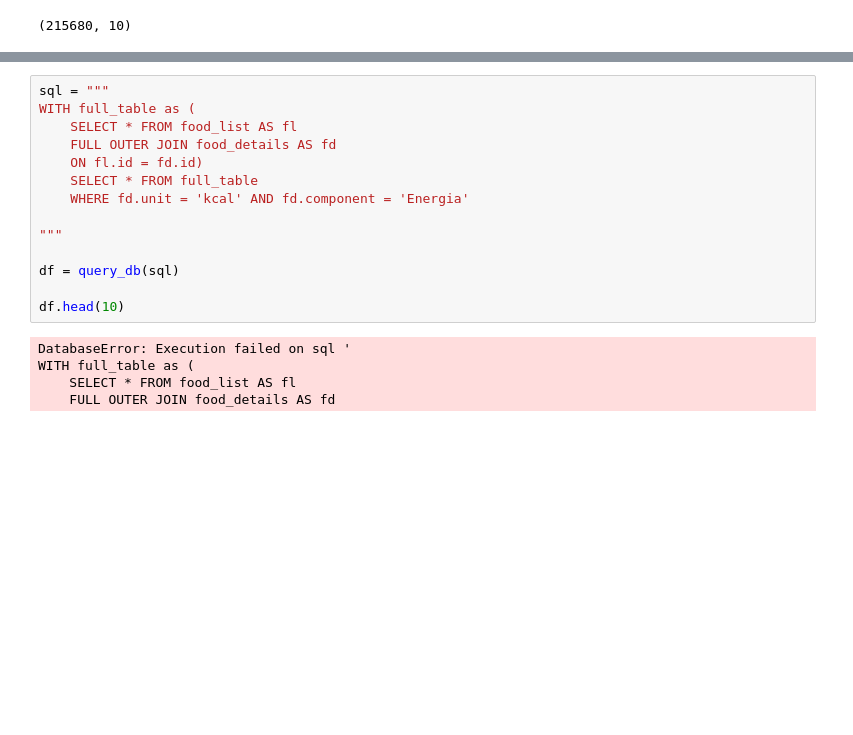
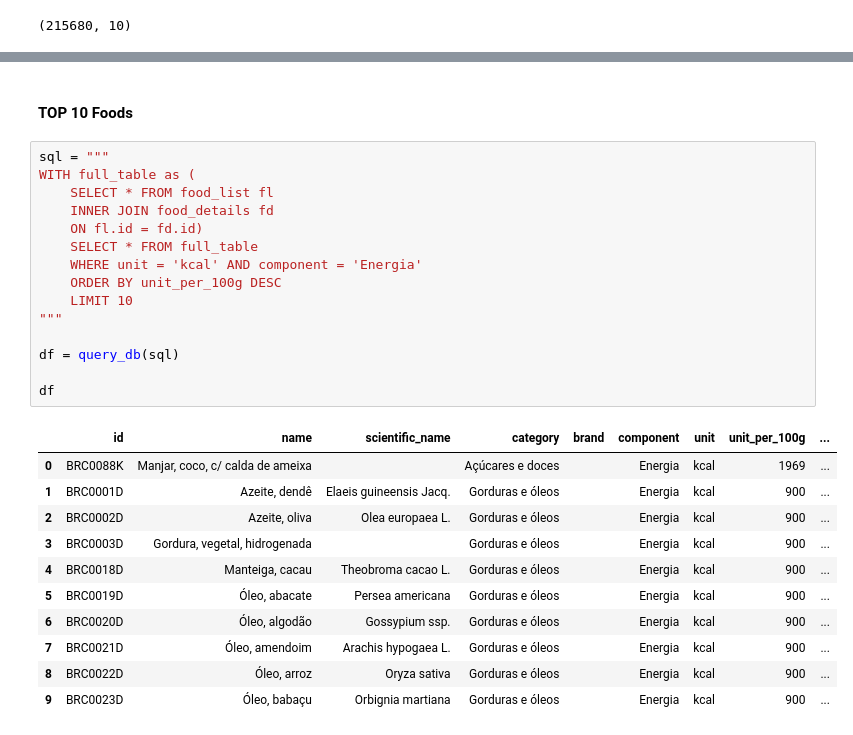
Before and after one commit to RenanGroot/tbca-anaysis, a Jupyter notebook: Notebook.ipynb, the cells around one changed output, grey strips where cells are left out. Cells and saved outputs as stored; diff of their text form; blank space fills up the shorter version.

```diff
--- a/Notebook.ipynb
+++ b/Notebook.ipynb
@@ -142,19 +207,29 @@ df.head(10)
+# %% [markdown]
+#### TOP 10 Foods
 # %%
 sql = """
 WITH full_table as (
-    SELECT * FROM food_list AS fl
-    FULL OUTER JOIN food_details AS fd
+    SELECT * FROM food_list fl
+    INNER JOIN food_details fd
     ON fl.id = fd.id)
     SELECT * FROM full_table
-    WHERE fd.unit = 'kcal' AND fd.component = 'Energia'
-
+    WHERE unit = 'kcal' AND component = 'Energia'
+    ORDER BY unit_per_100g DESC
+    LIMIT 10
 """
 
 df = query_db(sql)
 
-df.head(10)
+df
 # %% [output]
-DatabaseError: Execution failed on sql '
-WITH full_table as (
-    SELECT * FROM food_list AS fl
-    FULL OUTER JOIN food_details AS fd
+|  | id | name | scientific_name | category | brand | component | unit | unit_per_100g | ... |
+| 0 | BRC0088K | Manjar, coco, c/ calda de ameixa |  | Açúcares e doces |  | Energia | kcal | 1969 | ... |
+| 1 | BRC0001D | Azeite, dendê | Elaeis guineensis Jacq. | Gorduras e óleos |  | Energia | kcal | 900 | ... |
+| 2 | BRC0002D | Azeite, oliva | Olea europaea L. | Gorduras e óleos |  | Energia | kcal | 900 | ... |
+| 3 | BRC0003D | Gordura, vegetal, hidrogenada |  | Gorduras e óleos |  | Energia | kcal | 900 | ... |
+| 4 | BRC0018D | Manteiga, cacau | Theobroma cacao L. | Gorduras e óleos |  | Energia | kcal | 900 | ... |
+| 5 | BRC0019D | Óleo, abacate | Persea americana | Gorduras e óleos |  | Energia | kcal | 900 | ... |
+| 6 | BRC0020D | Óleo, algodão | Gossypium ssp. | Gorduras e óleos |  | Energia | kcal | 900 | ... |
+| 7 | BRC0021D | Óleo, amendoim | Arachis hypogaea L. | Gorduras e óleos |  | Energia | kcal | 900 | ... |
+| 8 | BRC0022D | Óleo, arroz | Oryza sativa | Gorduras e óleos |  | Energia | kcal | 900 | ... |
+| 9 | BRC0023D | Óleo, babaçu | Orbignia martiana | Gorduras e óleos |  | Energia | kcal | 900 | ... |
```
Also changed, not shown: parts of 8 cells of this notebook.
